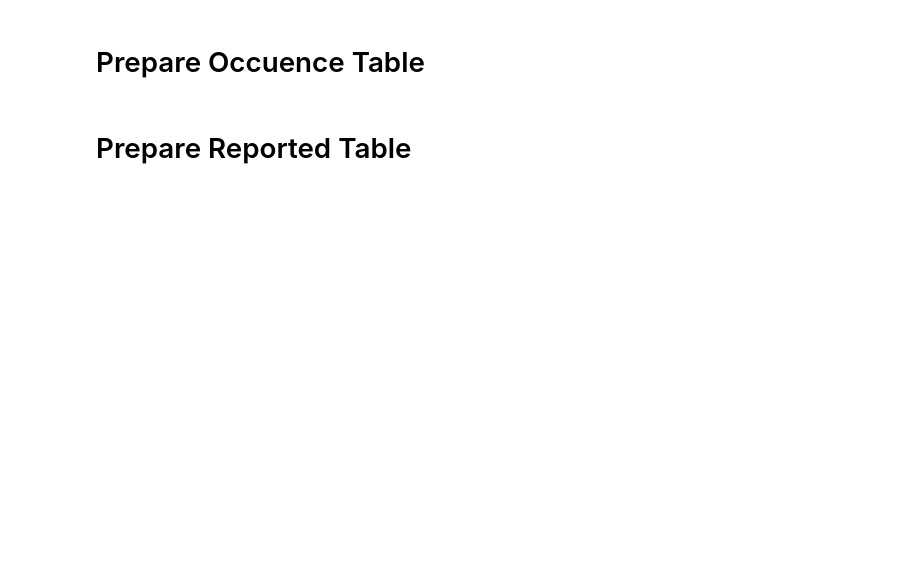
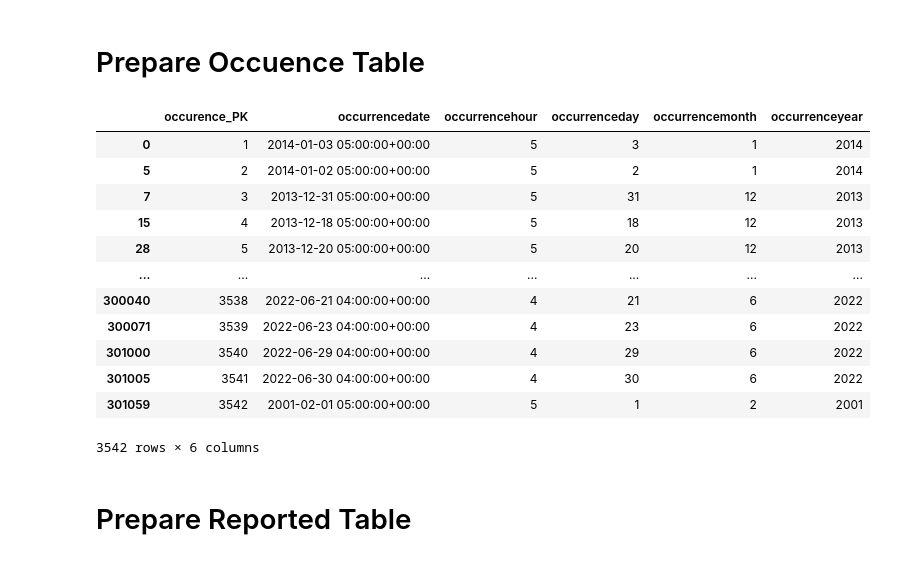
Before and after one commit to zhrmnch/CSI4142_Phase3, a Jupyter notebook: MajorCrime_Staging.ipynb, the cells around one changed output. Drawn from its saved outputs; the diff is of its cells as text; code cells hidden in the pictures; blank space fills up the shorter version.

```diff
--- a/MajorCrime_Staging.ipynb
+++ b/MajorCrime_Staging.ipynb
@@ -82,16 +179,31 @@ incidentdf = incidentdf[['incident_PK'] + [col for col in incidentdf.columns if
 # %%
 # Occurrence Date Table - DONE
 occurencedf = pd.DataFrame()
 occurencedf = crimedf[['occurrencedate']].copy()
 occurencedf = occurencedf.drop_duplicates() # remove dups
 occurencedf['occurence_PK'] = range(1, len(occurencedf) + 1) # generate surr key
 occurencedf = occurencedf[['occurence_PK'] + [col for col in occurencedf.columns if col != 'occurence_PK']]
 
 # Generating new columns
 occurencedf['occurrencehour'] = pd.DatetimeIndex(occurencedf['occurrencedate']).hour
 occurencedf['occurrenceday'] = pd.DatetimeIndex(occurencedf['occurrencedate']).day
 occurencedf['occurrencemonth'] = pd.DatetimeIndex(occurencedf['occurrencedate']).month
 occurencedf['occurrenceyear'] = pd.DatetimeIndex(occurencedf['occurrencedate']).year
+occurencedf
+# %% [output]
+|  | occurence_PK | occurrencedate | occurrencehour | occurrenceday | occurrencemonth | occurrenceyear |
+| 0 | 1 | 2014-01-03 05:00:00+00:00 | 5 | 3 | 1 | 2014 |
+| 5 | 2 | 2014-01-02 05:00:00+00:00 | 5 | 2 | 1 | 2014 |
+| 7 | 3 | 2013-12-31 05:00:00+00:00 | 5 | 31 | 12 | 2013 |
+| 15 | 4 | 2013-12-18 05:00:00+00:00 | 5 | 18 | 12 | 2013 |
+| 28 | 5 | 2013-12-20 05:00:00+00:00 | 5 | 20 | 12 | 2013 |
+| ... | ... | ... | ... | ... | ... | ... |
+| 300040 | 3538 | 2022-06-21 04:00:00+00:00 | 4 | 21 | 6 | 2022 |
+| 300071 | 3539 | 2022-06-23 04:00:00+00:00 | 4 | 23 | 6 | 2022 |
+| 301000 | 3540 | 2022-06-29 04:00:00+00:00 | 4 | 29 | 6 | 2022 |
+| 301005 | 3541 | 2022-06-30 04:00:00+00:00 | 4 | 30 | 6 | 2022 |
+| 301059 | 3542 | 2001-02-01 05:00:00+00:00 | 5 | 1 | 2 | 2001 |
+3542 rows × 6 columns
 # %% [markdown]
 # Prepare Reported Table
 # %%
```
Also changed, not shown: parts of 11 cells of this notebook.
